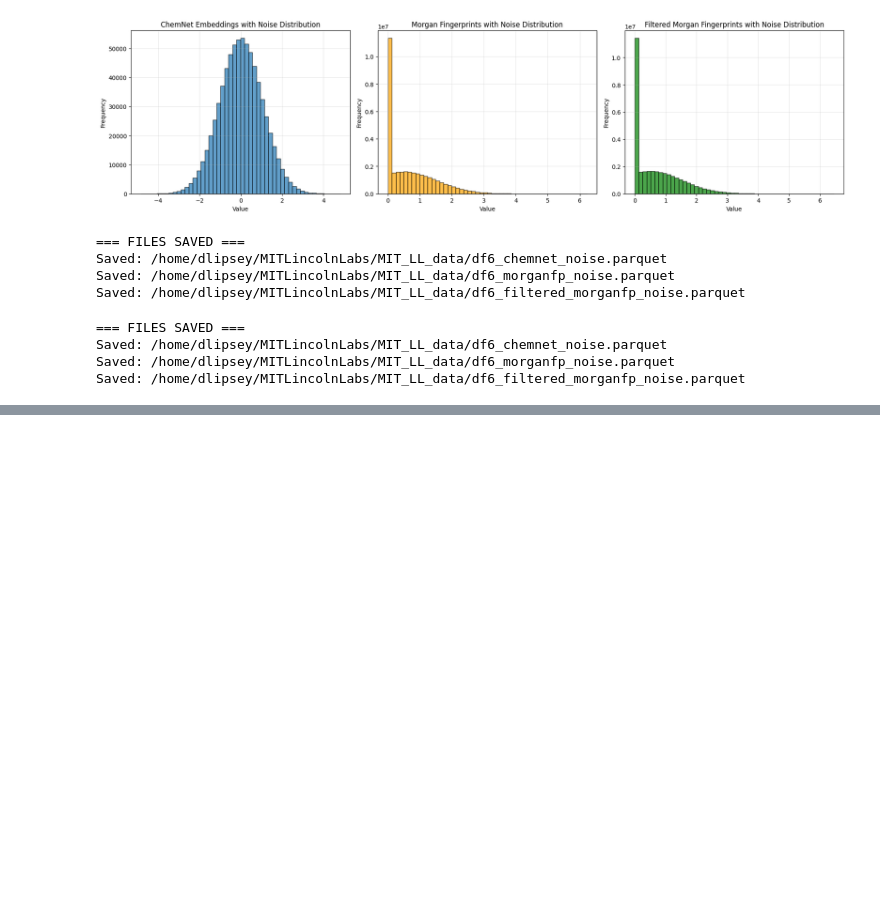
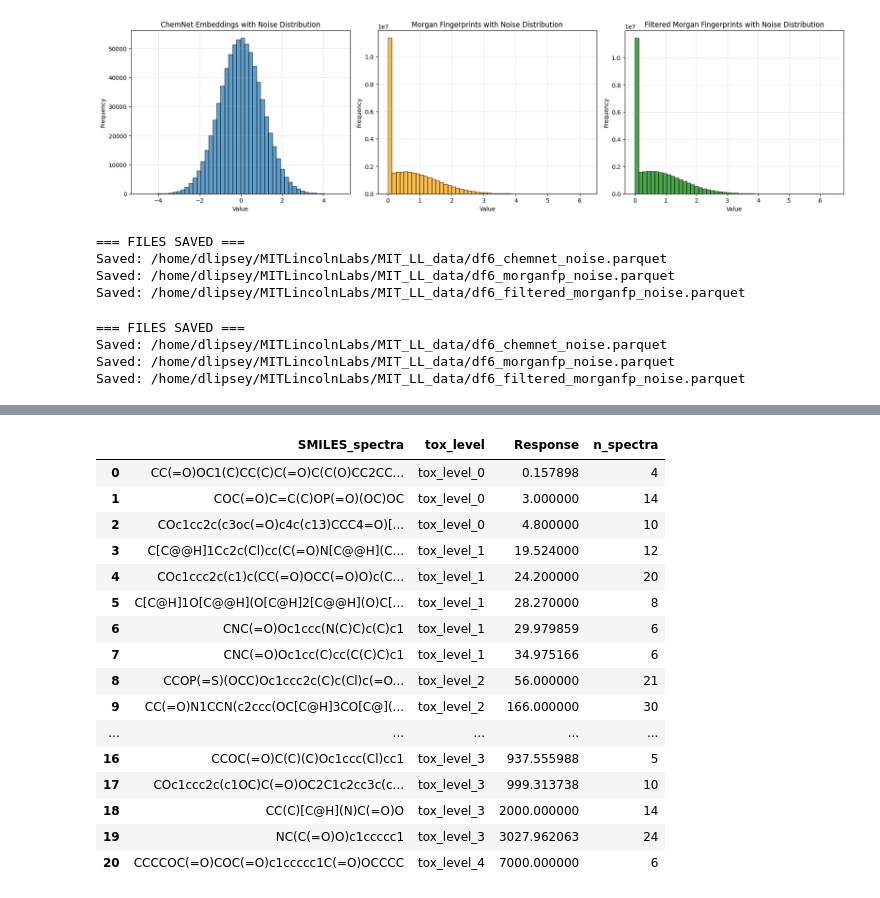
Before and after one commit to DashLLipsey/PREDICT-MIT-LL, a Jupyter notebook: Notebooks/Misc_Experiments.ipynb, the cells around one changed output, grey strips where cells are left out. Cells and saved outputs as stored; diff of their text form; code cells hidden in the pictures; blank space fills up the shorter version.

```diff
--- a/Notebooks/Misc_Experiments.ipynb
+++ b/Notebooks/Misc_Experiments.ipynb
@@ -1163,0 +994,31 @@ print(f"\nConclusion: There are {tensor_classes[0]} EPA_level_1 spectra in this
+# %%
+# Create a summary table: one row per unique SMILES, with count of spectra
+summary_table = (
+    super_test_df
+    .groupby('SMILES_spectra', as_index=False)
+    .agg(
+        n_spectra=('SMILES_spectra', 'count'),
+        Response=('Response', 'min')
+    )
+)
+summary_table['tox_level'] = summary_table['Response'].apply(fd.assign_tox_level)
+summary_table = summary_table[['SMILES_spectra', 'tox_level', 'Response', 'n_spectra']].sort_values('Response').reset_index(drop=True)
+display(summary_table)
+# %% [output]
+|  | SMILES_spectra | tox_level | Response | n_spectra |
+| 0 | CC(=O)OC1(C)CC(C)C(=O)C(C(O)CC2CC... | tox_level_0 | 0.157898 | 4 |
+| 1 | COC(=O)C=C(C)OP(=O)(OC)OC | tox_level_0 | 3.000000 | 14 |
+| 2 | COc1cc2c(c3oc(=O)c4c(c13)CCC4=O)[... | tox_level_0 | 4.800000 | 10 |
+| 3 | C[C@@H]1Cc2c(Cl)cc(C(=O)N[C@@H](C... | tox_level_1 | 19.524000 | 12 |
+| 4 | COc1ccc2c(c1)c(CC(=O)OCC(=O)O)c(C... | tox_level_1 | 24.200000 | 20 |
+| 5 | C[C@H]1O[C@@H](O[C@H]2[C@@H](O)C[... | tox_level_1 | 28.270000 | 8 |
+| 6 | CNC(=O)Oc1ccc(N(C)C)c(C)c1 | tox_level_1 | 29.979859 | 6 |
+| 7 | CNC(=O)Oc1cc(C)cc(C(C)C)c1 | tox_level_1 | 34.975166 | 6 |
+| 8 | CCOP(=S)(OCC)Oc1ccc2c(C)c(Cl)c(=O... | tox_level_2 | 56.000000 | 21 |
+| 9 | CC(=O)N1CCN(c2ccc(OC[C@H]3CO[C@](... | tox_level_2 | 166.000000 | 30 |
+| ... | ... | ... | ... | ... |
+| 16 | CCOC(=O)C(C)(C)Oc1ccc(Cl)cc1 | tox_level_3 | 937.555988 | 5 |
+| 17 | COc1ccc2c(c1OC)C(=O)OC2C1c2cc3c(c... | tox_level_3 | 999.313738 | 10 |
+| 18 | CC(C)[C@H](N)C(=O)O | tox_level_3 | 2000.000000 | 14 |
+| 19 | NC(C(=O)O)c1ccccc1 | tox_level_3 | 3027.962063 | 24 |
+| 20 | CCCCOC(=O)COC(=O)c1ccccc1C(=O)OCCCC | tox_level_4 | 7000.000000 | 6 |
```
Also changed, not shown: parts of 13 cells of this notebook, 5 other files.
